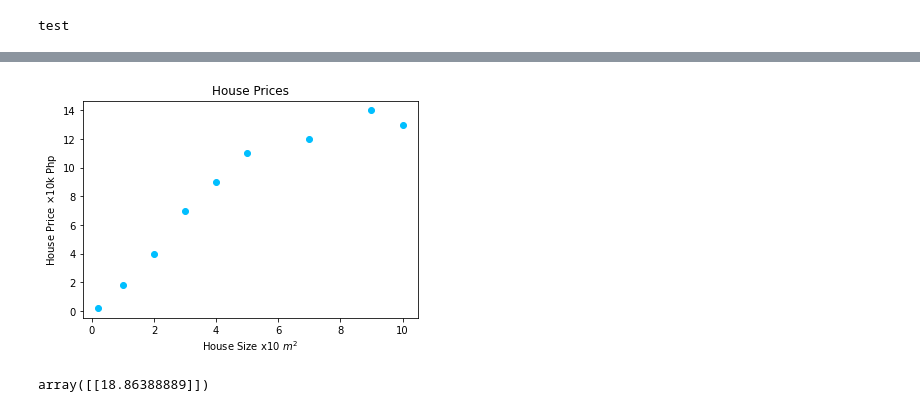
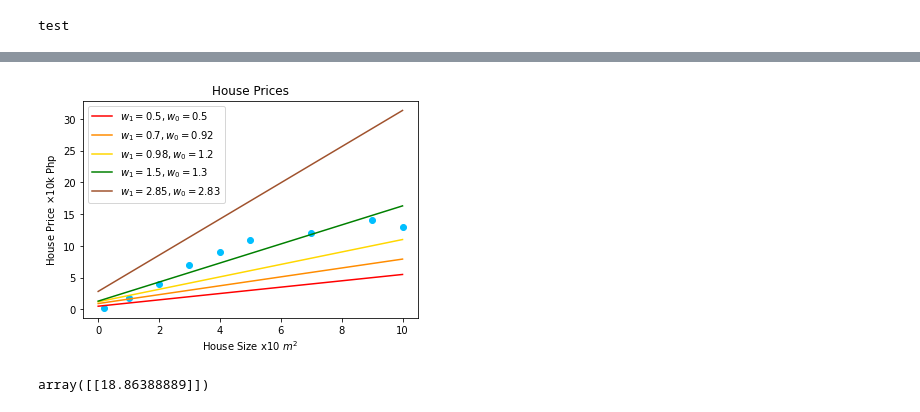
Before and after one commit to GDSC-CPU/tf-workshop, a Jupyter notebook: notebooks/playgrounds/playground.ipynb, the cells around one changed output, grey strips where cells are left out. Drawn from its saved outputs; the diff is of its cells as text; code cells hidden in the pictures.

```diff
--- a/notebooks/playgrounds/playground.ipynb
+++ b/notebooks/playgrounds/playground.ipynb
@@ -85,25 +85,25 @@ y = house_prices[:, [1]]
 # %%
 guess_x = np.arange(0, 11)
 bad_guess = 0.5 * guess_x + 0.5
 better_guess = 0.7 * guess_x + 0.92
 almost_there_guess = 0.98 * guess_x + 1.2
 best_guess = 1.5 * guess_x + 1.3
 another_bad = 2.85 * guess_x + 2.83
 
 plt.title('House Prices')
 plt.xlabel(r'House Size x10 $m^2$')
 plt.ylabel(r'House Price $\times$10k Php')
 plt.plot(x, y, 'o', color='deepskyblue')
 
-# plt.plot(guess_x, bad_guess, color="red", label=r"$w_1 = 0.5, w_0 = 0.5$")
-# plt.plot(guess_x, better_guess, color="darkorange", label=r"$w_1 = 0.7, w_0 = 0.92$")
-# plt.plot(guess_x, almost_there_guess, color="gold", label=r"$w_1 = 0.98, w_0 = 1.2$")
-# plt.plot(guess_x, best_guess, color="green", label=r"$w_1 = 1.5, w_0 = 1.3$")
-# plt.plot(guess_x, another_bad, color="sienna", label=r"$w_1 = 2.85, w_0 = 2.83$")
-# plt.legend()
-plt.savefig('idea-pre.jpg')
+plt.plot(guess_x, bad_guess, color="red", label=r"$w_1 = 0.5, w_0 = 0.5$")
+plt.plot(guess_x, better_guess, color="darkorange", label=r"$w_1 = 0.7, w_0 = 0.92$")
+plt.plot(guess_x, almost_there_guess, color="gold", label=r"$w_1 = 0.98, w_0 = 1.2$")
+plt.plot(guess_x, best_guess, color="green", label=r"$w_1 = 1.5, w_0 = 1.3$")
+plt.plot(guess_x, another_bad, color="sienna", label=r"$w_1 = 2.85, w_0 = 2.83$")
+plt.legend()
+plt.savefig('idea.jpg')
 # %% [output]
-[figure, old version]
+[figure, new version]
 # %%
 def add_ones(X):
     return np.insert(X, 0, 1, axis=1)
```
